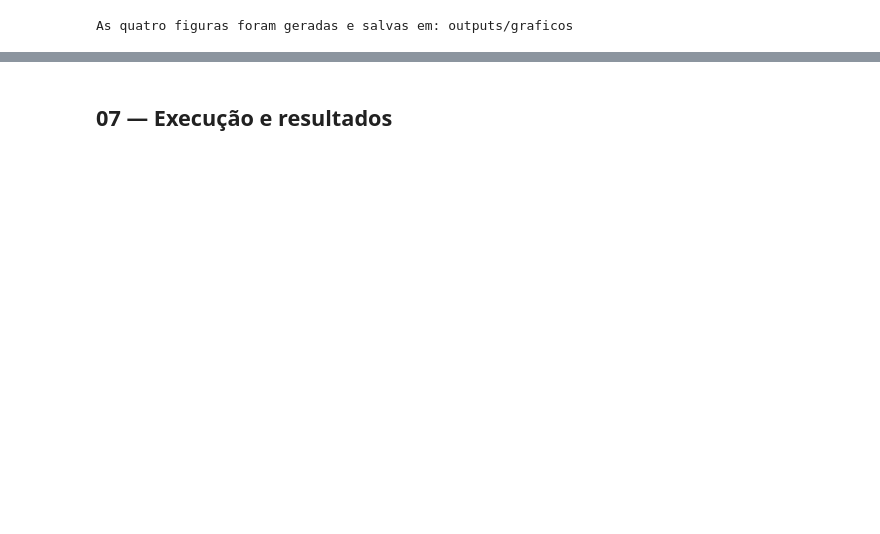
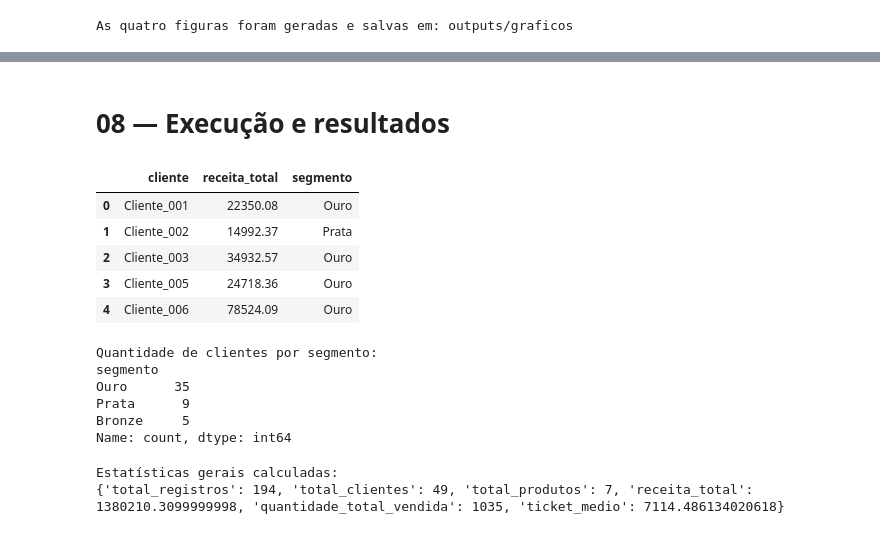
Before and after one commit to jeneferTodt/analise-preditiva-entregas, a Jupyter notebook: salesinsight.ipynb, the cells around one changed output, grey strips where cells are left out. Drawn from its saved outputs; the diff is of its cells as text; code cells hidden in the pictures; blank space fills up the shorter version.

```diff
--- a/salesinsight.ipynb
+++ b/salesinsight.ipynb
@@ -1054,2 +1192,2 @@ files.download("graficos_salesinsight.zip")
 # %% [markdown]
-## 07 — Execução e resultados
+# 08 — Execução e resultados
@@ -1055,0 +1380,43 @@ files.download("graficos_salesinsight.zip")
+# %%
+
+
+# Recuperar a tabela de clientes já segmentados
+clientes = resultado_segmentacao["clientes_segmentados"]
+
+display(clientes.head())
+
+print("\nQuantidade de clientes por segmento:")
+print(clientes["segmento"].value_counts())
+# %% [output]
+|  | cliente | receita_total | segmento |
+| 0 | Cliente_001 | 22350.08 | Ouro |
+| 1 | Cliente_002 | 14992.37 | Prata |
+| 2 | Cliente_003 | 34932.57 | Ouro |
+| 3 | Cliente_005 | 24718.36 | Ouro |
+| 4 | Cliente_006 | 78524.09 | Ouro |
+Quantidade de clientes por segmento:
+segmento
+Ouro      35
+Prata      9
+Bronze     5
+Name: count, dtype: int64
+# %%
+
+# Calcular estatísticas gerais do projeto
+
+estatisticas = {
+    "total_registros": len(df_analise),
+    "total_clientes": int(df_analise["cliente"].nunique()),
+    "total_produtos": int(df_analise["produto"].nunique()),
+    "receita_total": float(df_analise["receita_total"].sum()),
+    "quantidade_total_vendida": int(df_analise["quantidade"].sum()),
+    "ticket_medio": float(
+        df_analise.groupby("pedido_id")["receita_total"].sum().mean()
+    )
+}
+
+print("Estatísticas gerais calculadas:")
+print(estatisticas)
+# %% [output]
+Estatísticas gerais calculadas:
+{'total_registros': 194, 'total_clientes': 49, 'total_produtos': 7, 'receita_total': 1380210.3099999998, 'quantidade_total_vendida': 1035, 'ticket_medio': 7114.486134020618}
```
Also changed, not shown: parts of 19 cells of this notebook.
